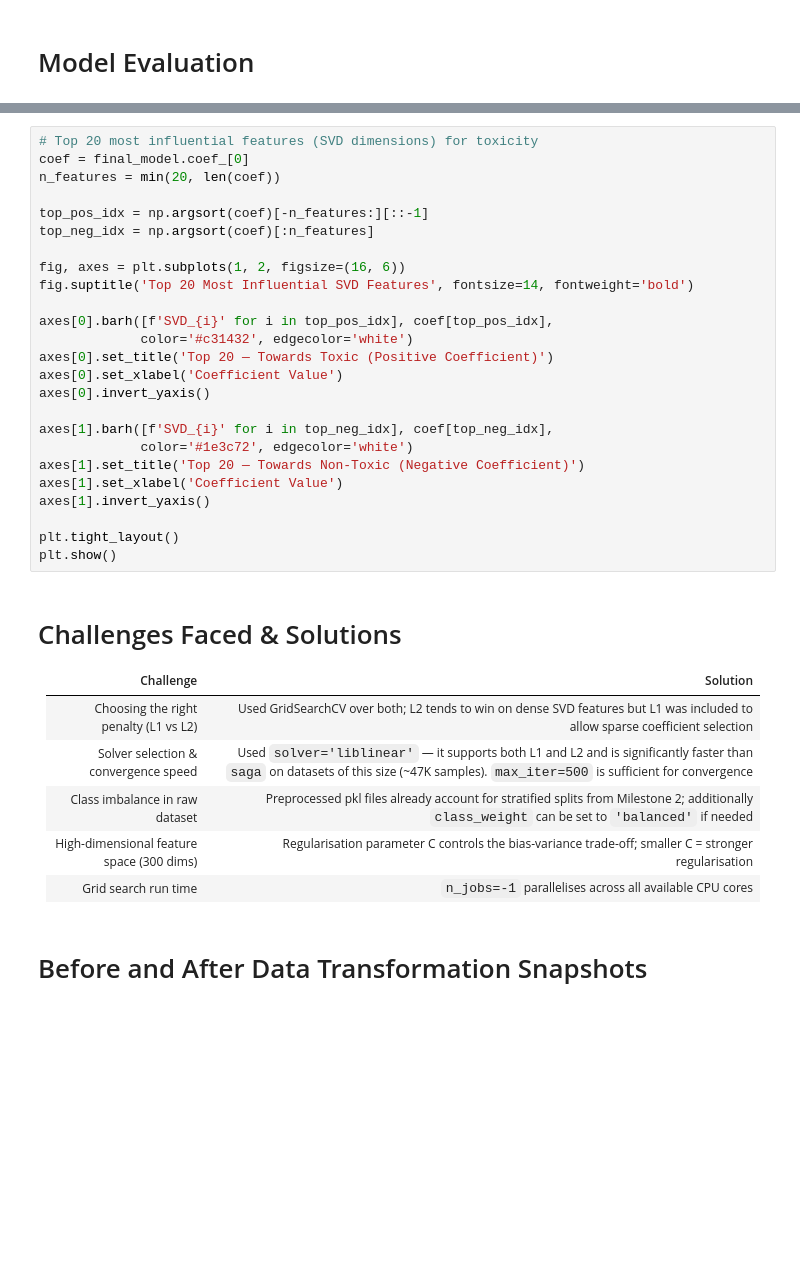
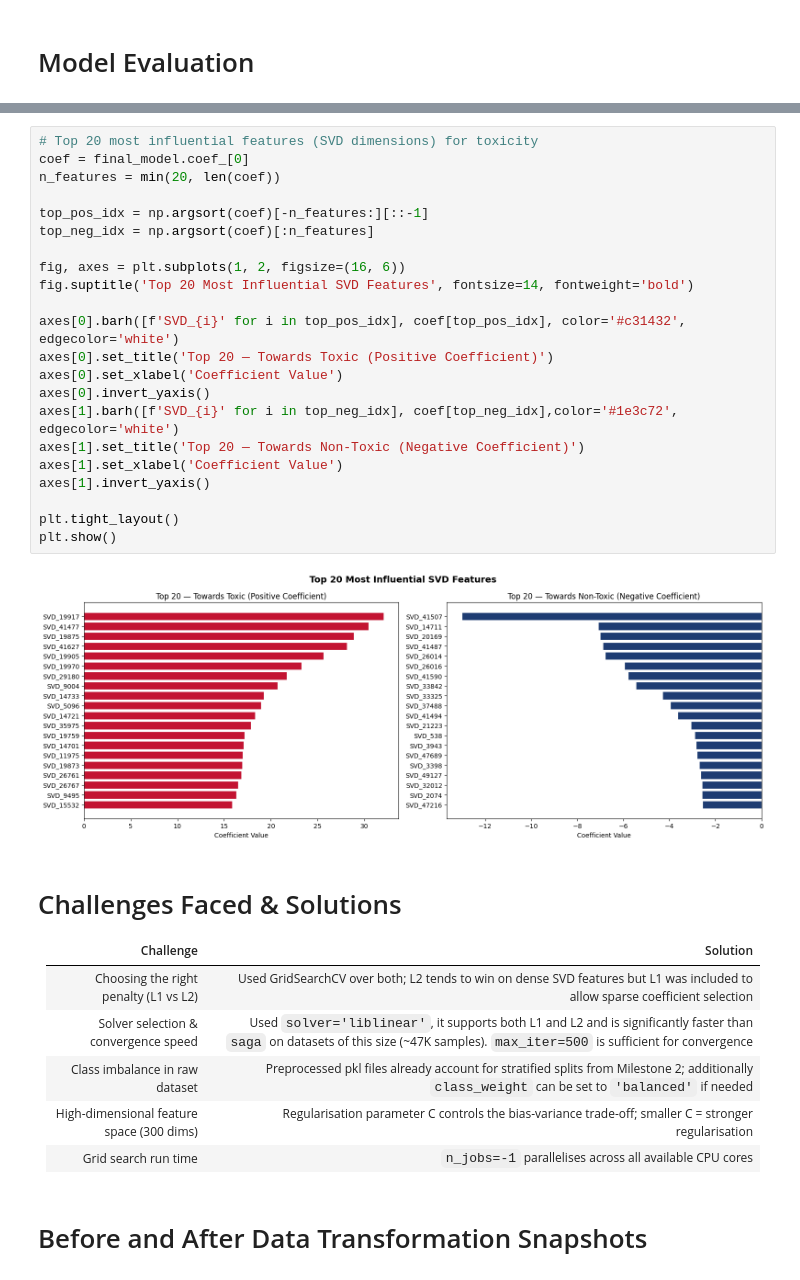
Before and after one commit to glenpaulson/toxicity-mining-nlp, a Jupyter notebook: Notebooks/Milestone_3/ToxicityMining_LogisticRegression.ipynb, the cells around one changed output, grey strips where cells are left out. Cells and saved outputs as stored; diff of their text form; blank space fills up the shorter version.

```diff
--- a/Notebooks/Milestone_3/ToxicityMining_LogisticRegression.ipynb
+++ b/Notebooks/Milestone_3/ToxicityMining_LogisticRegression.ipynb
@@ -181,35 +245,34 @@ plt.show()
 # %%
 # Top 20 most influential features (SVD dimensions) for toxicity
 coef = final_model.coef_[0]
 n_features = min(20, len(coef))
 
 top_pos_idx = np.argsort(coef)[-n_features:][::-1]
 top_neg_idx = np.argsort(coef)[:n_features]
 
 fig, axes = plt.subplots(1, 2, figsize=(16, 6))
 fig.suptitle('Top 20 Most Influential SVD Features', fontsize=14, fontweight='bold')
 
-axes[0].barh([f'SVD_{i}' for i in top_pos_idx], coef[top_pos_idx],
-             color='#c31432', edgecolor='white')
+axes[0].barh([f'SVD_{i}' for i in top_pos_idx], coef[top_pos_idx], color='#c31432', edgecolor='white')
 axes[0].set_title('Top 20 — Towards Toxic (Positive Coefficient)')
 axes[0].set_xlabel('Coefficient Value')
 axes[0].invert_yaxis()
-
-axes[1].barh([f'SVD_{i}' for i in top_neg_idx], coef[top_neg_idx],
-             color='#1e3c72', edgecolor='white')
+axes[1].barh([f'SVD_{i}' for i in top_neg_idx], coef[top_neg_idx],color='#1e3c72', edgecolor='white')
 axes[1].set_title('Top 20 — Towards Non-Toxic (Negative Coefficient)')
 axes[1].set_xlabel('Coefficient Value')
 axes[1].invert_yaxis()
 
 plt.tight_layout()
 plt.show()
+# %% [output]
+[figure, added]
 # %% [markdown]
 # Challenges Faced & Solutions
 
 | Challenge | Solution |
 |---|---|
 | Choosing the right penalty (L1 vs L2) | Used GridSearchCV over both; L2 tends to win on dense SVD features but L1 was included to allow sparse coefficient selection |
-| Solver selection & convergence speed | Used `solver='liblinear'` — it supports both L1 and L2 and is significantly faster than `saga` on datasets of this size (~47K samples). `max_iter=500` is sufficient for convergence |
+| Solver selection & convergence speed | Used `solver='liblinear'`, it supports both L1 and L2 and is significantly faster than `saga` on datasets of this size (~47K samples). `max_iter=500` is sufficient for convergence |
 | Class imbalance in raw dataset | Preprocessed pkl files already account for stratified splits from Milestone 2; additionally `class_weight` can be set to `'balanced'` if needed |
 | High-dimensional feature space (300 dims) | Regularisation parameter C controls the bias-variance trade-off; smaller C = stronger regularisation |
 | Grid search run time | `n_jobs=-1` parallelises across all available CPU cores |
```
Also changed, not shown: parts of 17 cells of this notebook, 1 other file.
